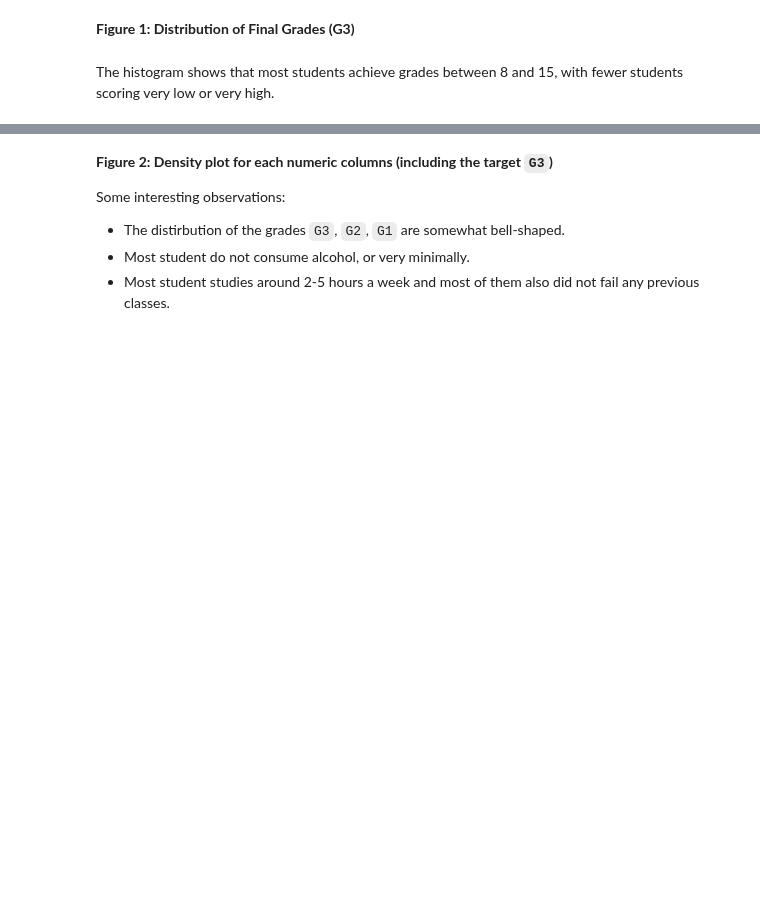
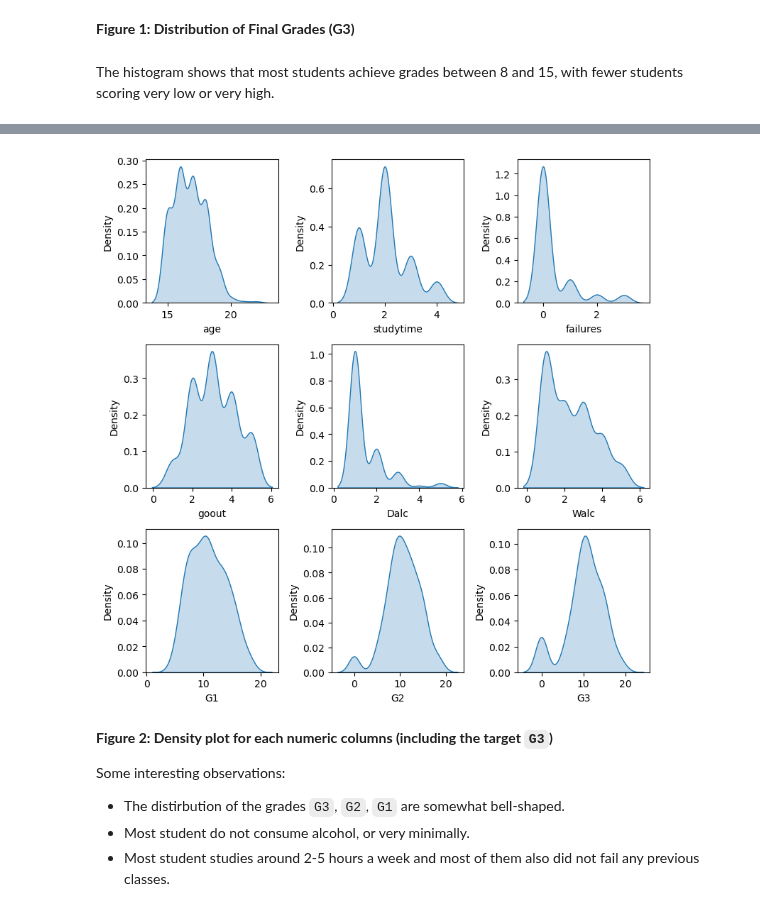
Before and after one commit to UBC-MDS/dsci-522-group-23, a Jupyter notebook: notebooks/student_performance_predictor_report.ipynb, the cells around one changed output, grey strips where cells are left out. Drawn from its saved outputs; the diff is of its cells as text; code cells hidden in the pictures; blank space fills up the shorter version.

Commit message:
manually recreated visualization

```diff
--- a/notebooks/student_performance_predictor_report.ipynb
+++ b/notebooks/student_performance_predictor_report.ipynb
@@ -228,5 +229,11 @@ eda_plot1
 # %% [markdown]
 The histogram shows that most students achieve grades between 8 and 15, with fewer students scoring very low or very high.
 # %%
-ally.dist(train_df).properties(title="Density Plot for all numeric columns")
+# ally.dist(train_df).properties(title="Density Plot for all numeric columns")
+fig, axes = plt.subplots(3, 3, figsize=(8, 8), sharey=False, sharex=False)
+axes = axes.flatten()
+numeric_columns = train_df.select_dtypes(include='number').columns
+for i, column in enumerate(numeric_columns):
+    dp = sns.kdeplot(data=train_df, x=column, fill=True, ax=axes[i])
+plt.tight_layout()
 # %% [output]
@@ -234,3 +240,4 @@ ally.dist(train_df).properties(title="Density Plot for all numeric columns")
+[figure, added]
 # %% [markdown]
 **Figure 2: Density plot for each numeric columns (including the target `G3`)**
 
```
Also changed, not shown: parts of 4 cells of this notebook.
